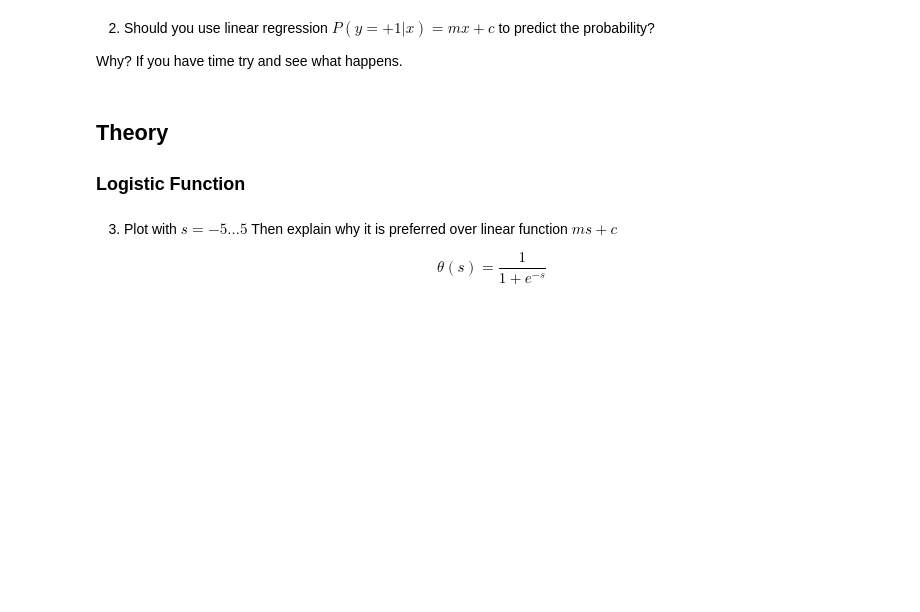
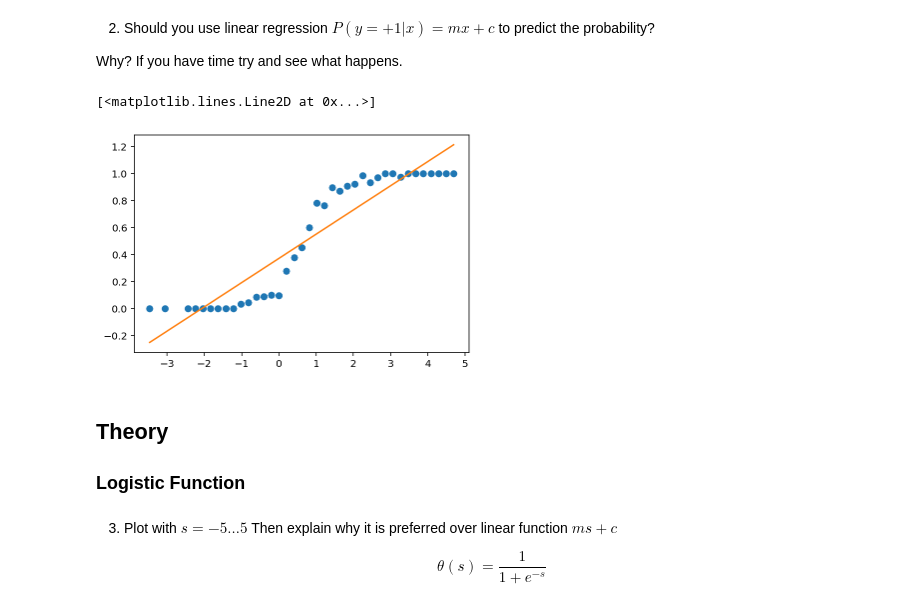
Before and after one commit to muic-pattern-rekt-2018/Exercise02-Logistic-Regression, a Jupyter notebook: Exercise 2 Logistic Regression.ipynb, the cells around one changed output. Drawn from its saved outputs; the diff is of its cells as text; code cells hidden in the pictures; blank space fills up the shorter version.

```diff
--- a/Exercise 2 Logistic Regression.ipynb
+++ b/Exercise 2 Logistic Regression.ipynb
@@ -112,6 +112,15 @@ plt.plot(xs, ys, 'or')
 
 
 Why? If you have time try and see what happens.
+# %%
+import numpy as np
+arg = np.polyfit(xs ,ys, 1)
+guess = np.polyval(arg, xs)
+plt.plot(xs, ys, 'o')
+plt.plot(xs, guess)
+# %% [output]
+[<matplotlib.lines.Line2D at 0x...>]
+[figure, added]
 # %% [markdown]
 ## Theory
 
```
Also changed, not shown: parts of 13 cells of this notebook.
